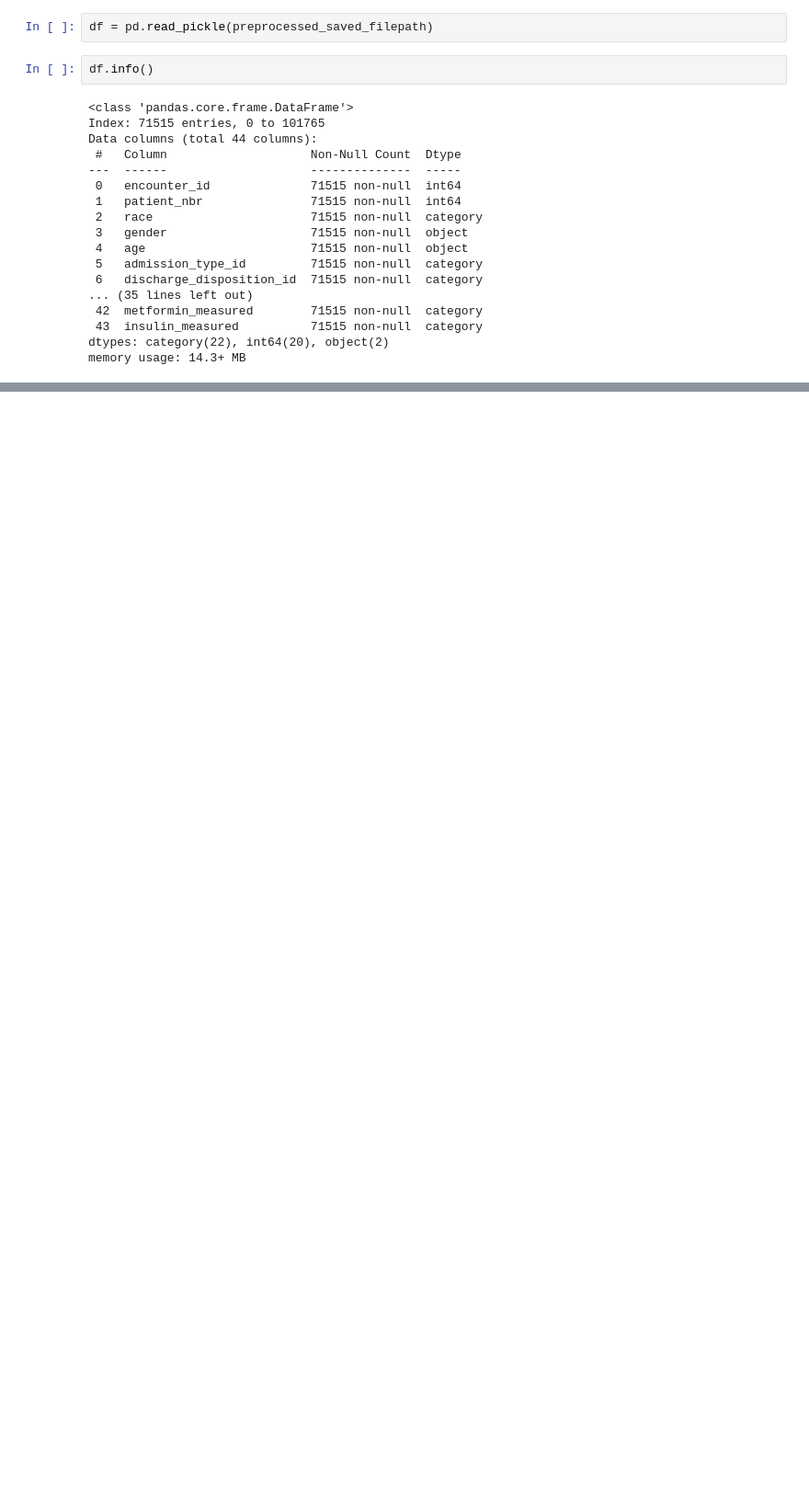
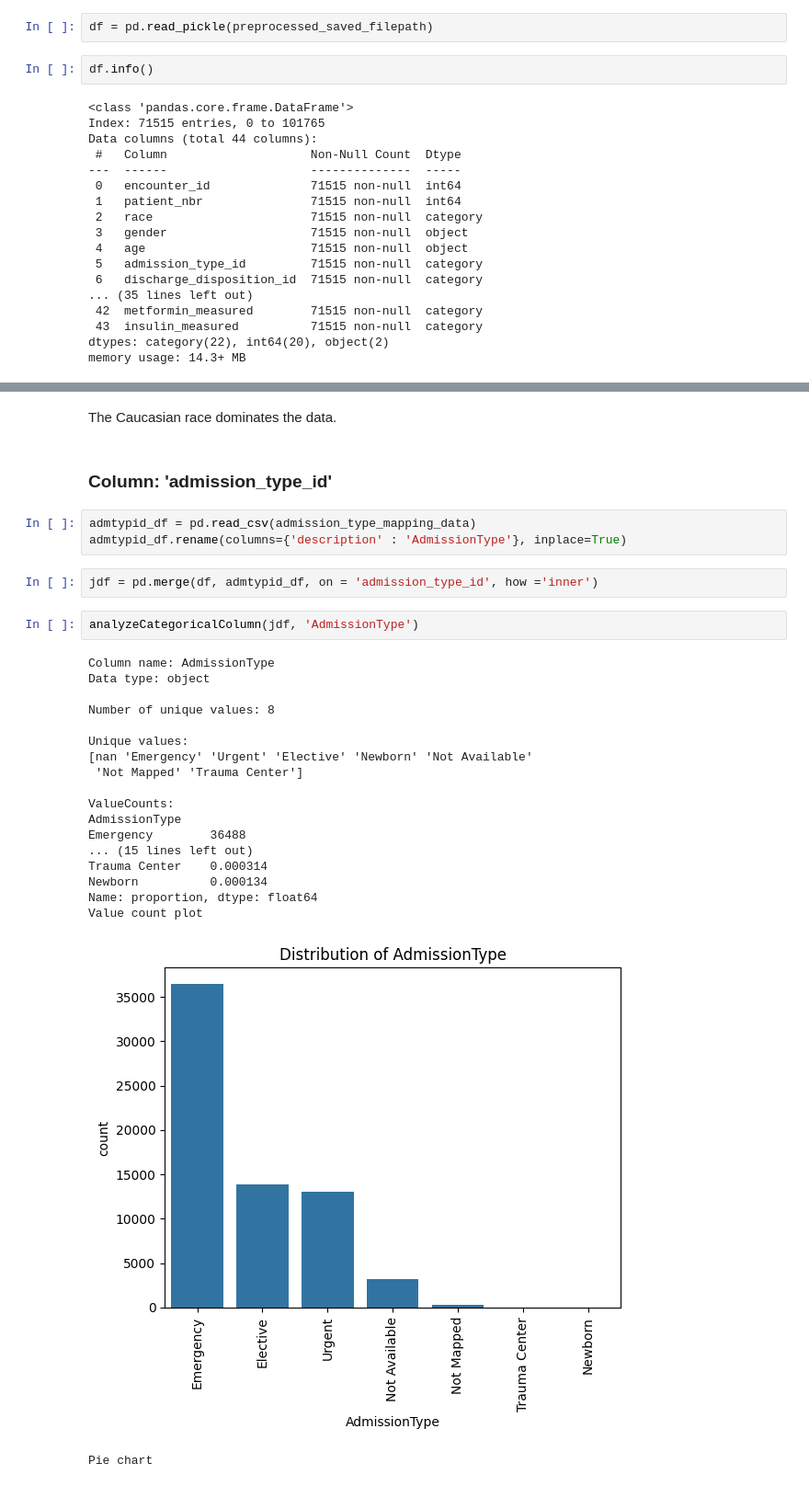
Before and after one commit to abhitoshj/diabetes-readmission, a Jupyter notebook: Code/03-eda-univariate.ipynb, the cells around one changed output, grey strips where cells are left out. Shown at 92% size. Drawn from its saved outputs; the diff is of its cells as text; blank space fills up the shorter version.

```diff
--- a/Code/03-eda-univariate.ipynb
+++ b/Code/03-eda-univariate.ipynb
@@ -47,0 +124,31 @@ memory usage: 14.3+ MB
+# %% [markdown]
+The Caucasian race dominates the data.
+# %% [markdown]
+### Column: 'admission_type_id'
+# %%
+admtypid_df = pd.read_csv(admission_type_mapping_data)
+admtypid_df.rename(columns={'description' : 'AdmissionType'}, inplace=True)
+# %%
+jdf = pd.merge(df, admtypid_df, on = 'admission_type_id', how ='inner')
+# %%
+analyzeCategoricalColumn(jdf, 'AdmissionType')
+# %% [output]
+Column name: AdmissionType
+Data type: object
+
+Number of unique values: 8
+
+Unique values:
+[nan 'Emergency' 'Urgent' 'Elective' 'Newborn' 'Not Available'
+ 'Not Mapped' 'Trauma Center']
+
+ValueCounts:
+AdmissionType
+Emergency        36488
+... (15 lines left out)
+Trauma Center    0.000314
+Newborn          0.000134
+Name: proportion, dtype: float64
+Value count plot
+[figure, added]
+Pie chart
```
Also changed, not shown: parts of 14 cells of this notebook, 1 other file.
